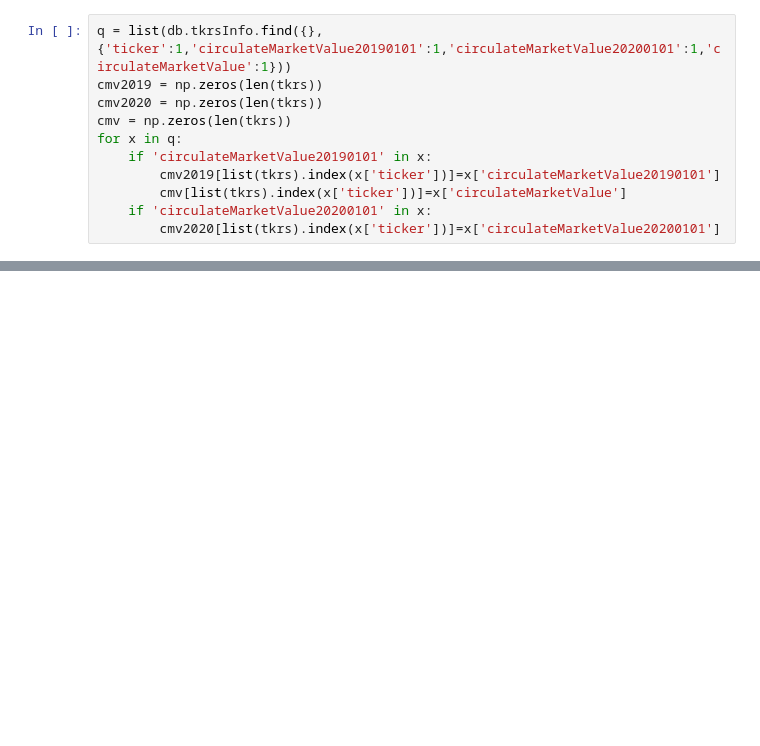
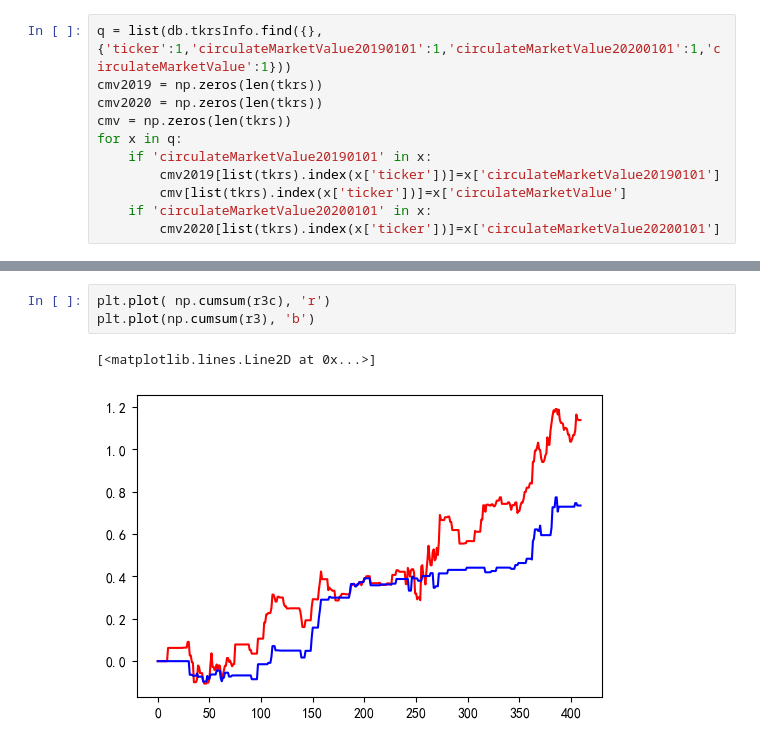
Before and after one commit to xudong2019/coresearch, a Jupyter notebook: 小应合作.ipynb, the cells around one changed output, grey strips where cells are left out. Cells and saved outputs as stored; diff of their text form; blank space fills up the shorter version.

```diff
--- a/小应合作.ipynb
+++ b/小应合作.ipynb
@@ -333,0 +348,6 @@ drawPNL(dtesUsed, r3)
+# %%
+plt.plot( np.cumsum(r3c), 'r')
+plt.plot(np.cumsum(r3), 'b')
+# %% [output]
+[<matplotlib.lines.Line2D at 0x...>]
+[figure, added]
```
Also changed, not shown: parts of 6 cells of this notebook, 2 other files.
